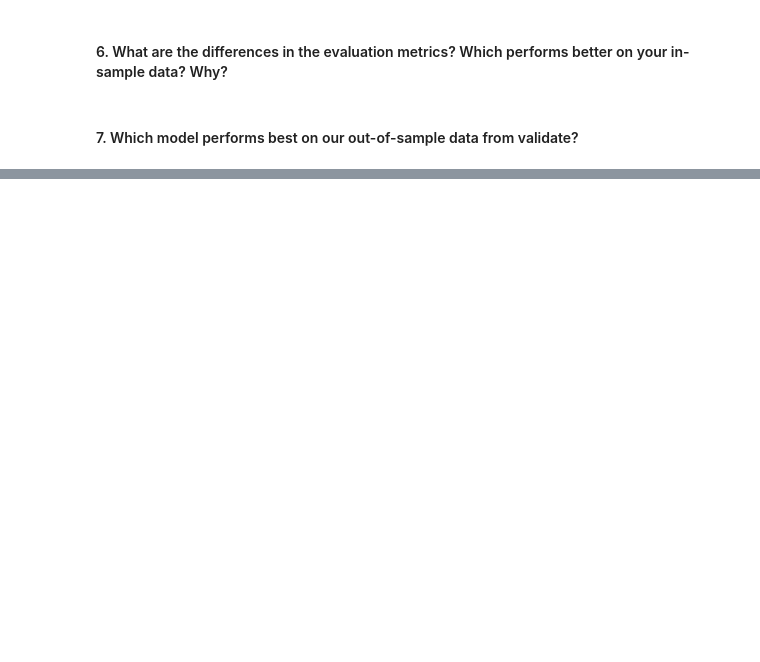
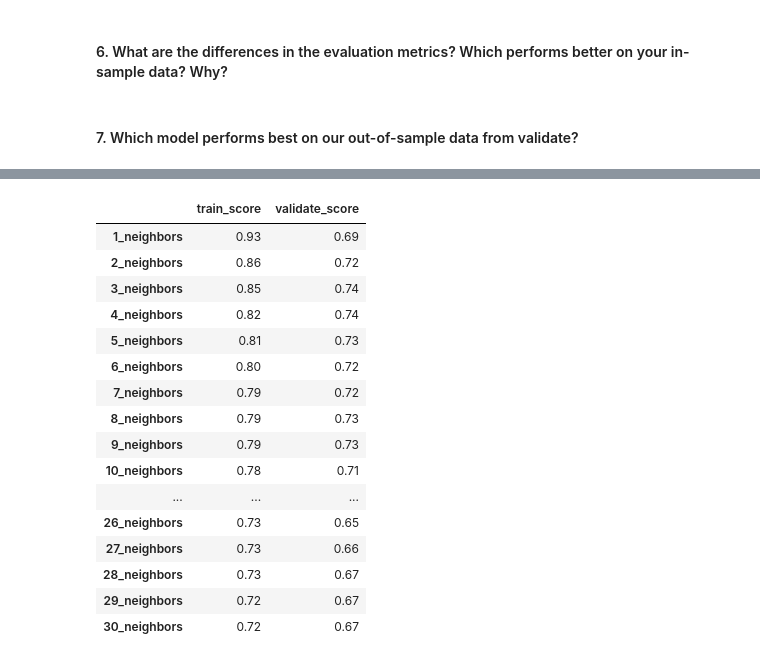
Before and after one commit to rosendo-lugo/classification-exercises, a Jupyter notebook: knn_model.ipynb, the cells around one changed output, grey strips where cells are left out. Saved outputs shown, nothing was run; the diff lists cells and outputs as text; code cells hidden in the pictures; blank space fills up the shorter version.

```diff
--- a/knn_model.ipynb
+++ b/knn_model.ipynb
@@ -132,2 +385,11 @@ array([[280,  49],
 # %% [markdown]
 #### 4. Run through steps 1-3 setting k to 10
+# %%
+# MAKE THE THING: Create KNN Object
+knn10 = KNeighborsClassifier(n_neighbors=10, weights='uniform')
+
+# FIT THE THING: Fit object to training data
+knn10.fit(X_train, y_train)
+
+# USE  THE THING: Make predictions on training data
+y_pred10 = knn10.predict(X_train)
@@ -134,2 +407,11 @@ array([[280,  49],
 # %% [markdown]
 #### 5. Run through steps 1-3 setting k to 20
+# %%
+# MAKE THE THING: Create KNN Object
+knn20 = KNeighborsClassifier(n_neighbors=20, weights='uniform')
+
+# FIT THE THING: Fit object to training data
+knn20.fit(X_train, y_train)
+
+# USE  THE THING: Make predictions on training data
+y_pred20 = knn20.predict(X_train)
@@ -139,0 +470,20 @@ array([[280,  49],
+# %%
+pd.DataFrame(model_accuracies).T
+# %% [output]
+|  | train_score | validate_score |
+| 1_neighbors | 0.93 | 0.69 |
+| 2_neighbors | 0.86 | 0.72 |
+| 3_neighbors | 0.85 | 0.74 |
+| 4_neighbors | 0.82 | 0.74 |
+| 5_neighbors | 0.81 | 0.73 |
+| 6_neighbors | 0.80 | 0.72 |
+| 7_neighbors | 0.79 | 0.72 |
+| 8_neighbors | 0.79 | 0.73 |
+| 9_neighbors | 0.79 | 0.73 |
+| 10_neighbors | 0.78 | 0.71 |
+| ... | ... | ... |
+| 26_neighbors | 0.73 | 0.65 |
+| 27_neighbors | 0.73 | 0.66 |
+| 28_neighbors | 0.73 | 0.67 |
+| 29_neighbors | 0.72 | 0.67 |
+| 30_neighbors | 0.72 | 0.67 |
```
Also changed, not shown: parts of 24 cells of this notebook, 3 other files.
